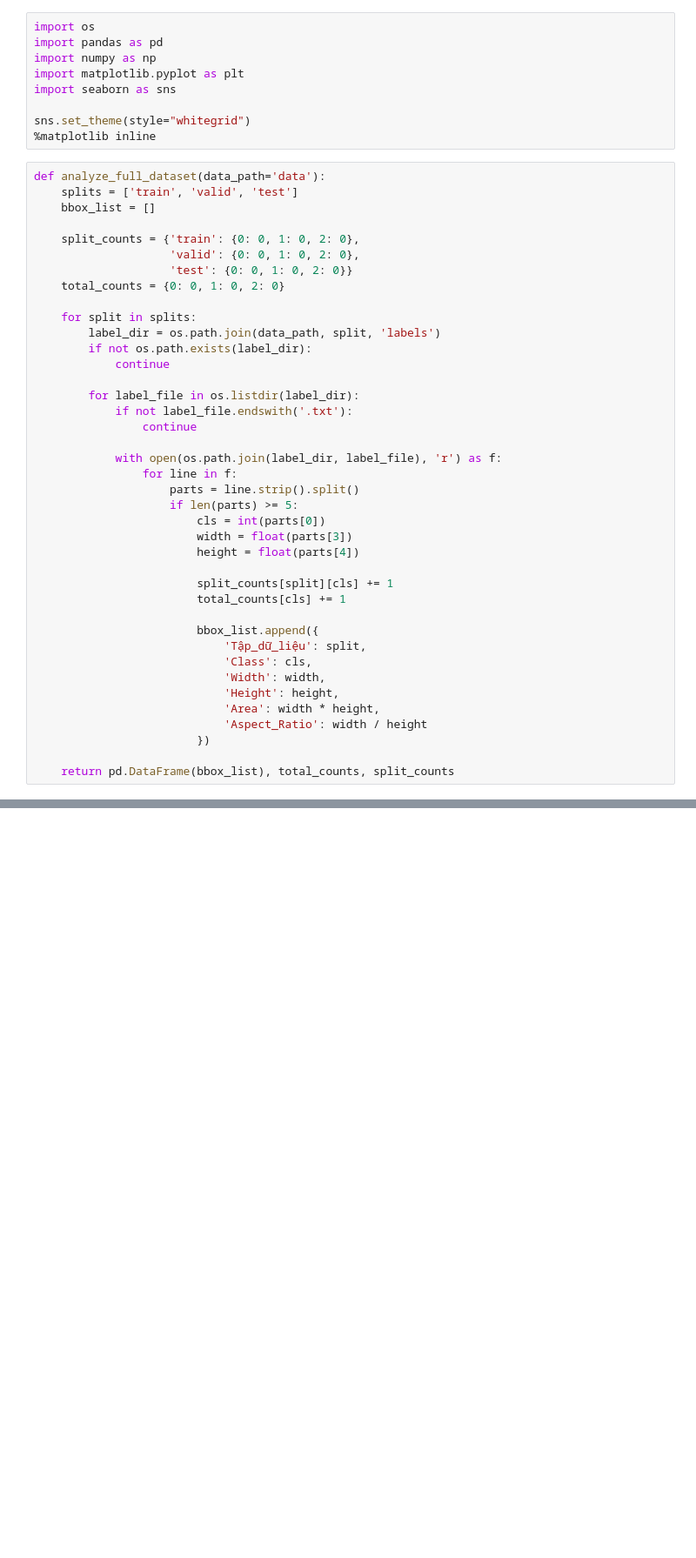
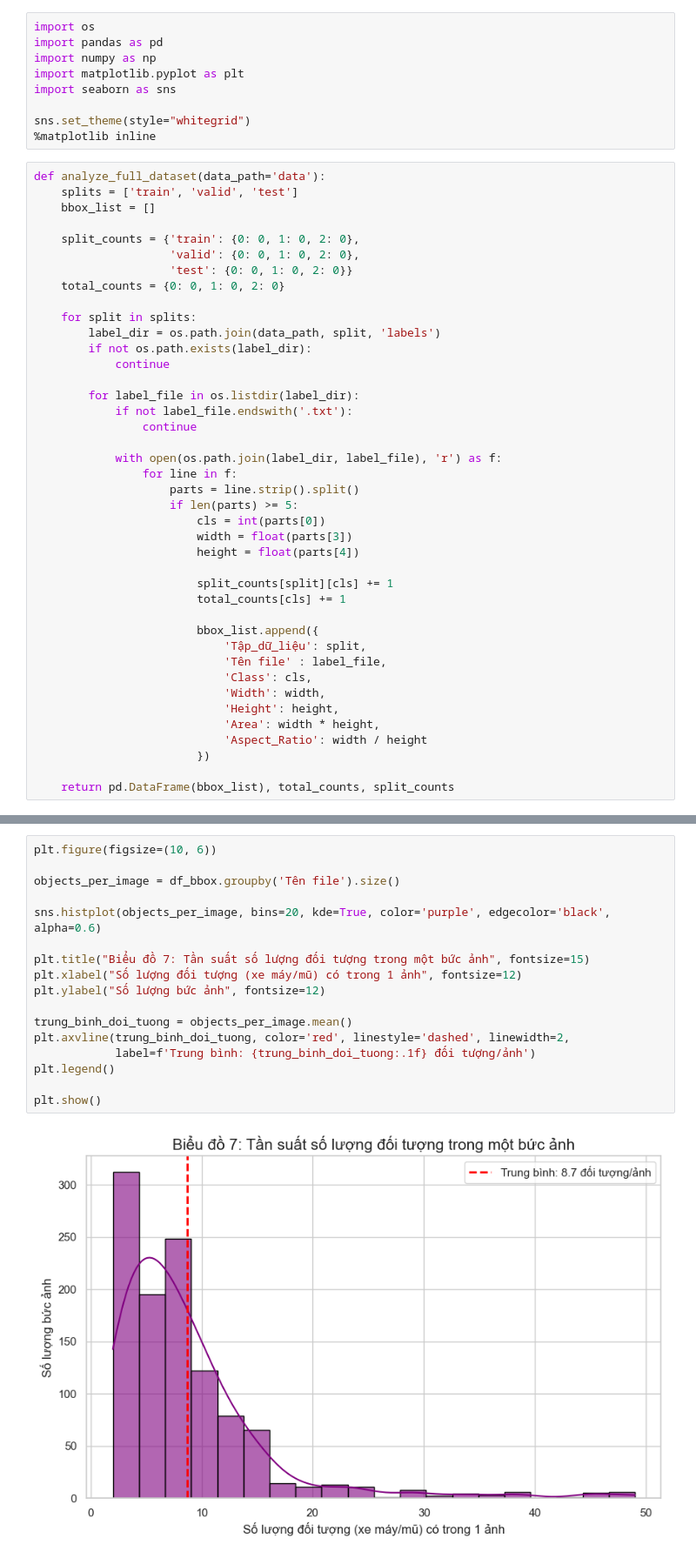
Before and after one commit to dangnhatnam123/AI_HelmetDetection, a Jupyter notebook: visualization.ipynb, the cells around one changed output, grey strips where cells are left out. Shown at 87% size. Drawn from its saved outputs; the diff is of its cells as text; blank space fills up the shorter version.

Commit message:
visualiazation

```diff
--- a/visualization.ipynb
+++ b/visualization.ipynb
@@ -39,6 +39,7 @@ def analyze_full_dataset(data_path='data'):
 
                         bbox_list.append({
                             'Tập_dữ_liệu': split,
+                            'Tên file' : label_file,
                             'Class': cls,
                             'Width': width,
                             'Height': height,
@@ -144,3 +145,22 @@ plt.legend(title='Loại đối tượng', labels=['Không mũ', 'Có mũ', 'Xe
 plt.show()
 # %% [output]
 [figure]
+# %%
+plt.figure(figsize=(10, 6))
+
+objects_per_image = df_bbox.groupby('Tên file').size()
+
+sns.histplot(objects_per_image, bins=20, kde=True, color='purple', edgecolor='black', alpha=0.6)
+
+plt.title("Biểu đồ 7: Tần suất số lượng đối tượng trong một bức ảnh", fontsize=15)
+plt.xlabel("Số lượng đối tượng (xe máy/mũ) có trong 1 ảnh", fontsize=12)
+plt.ylabel("Số lượng bức ảnh", fontsize=12)
+
+trung_binh_doi_tuong = objects_per_image.mean()
+plt.axvline(trung_binh_doi_tuong, color='red', linestyle='dashed', linewidth=2,
+            label=f'Trung bình: {trung_binh_doi_tuong:.1f} đối tượng/ảnh')
+plt.legend()
+
+plt.show()
+# %% [output]
+[figure, added]
```
Also changed, not shown: parts of 1 cell of this notebook.
